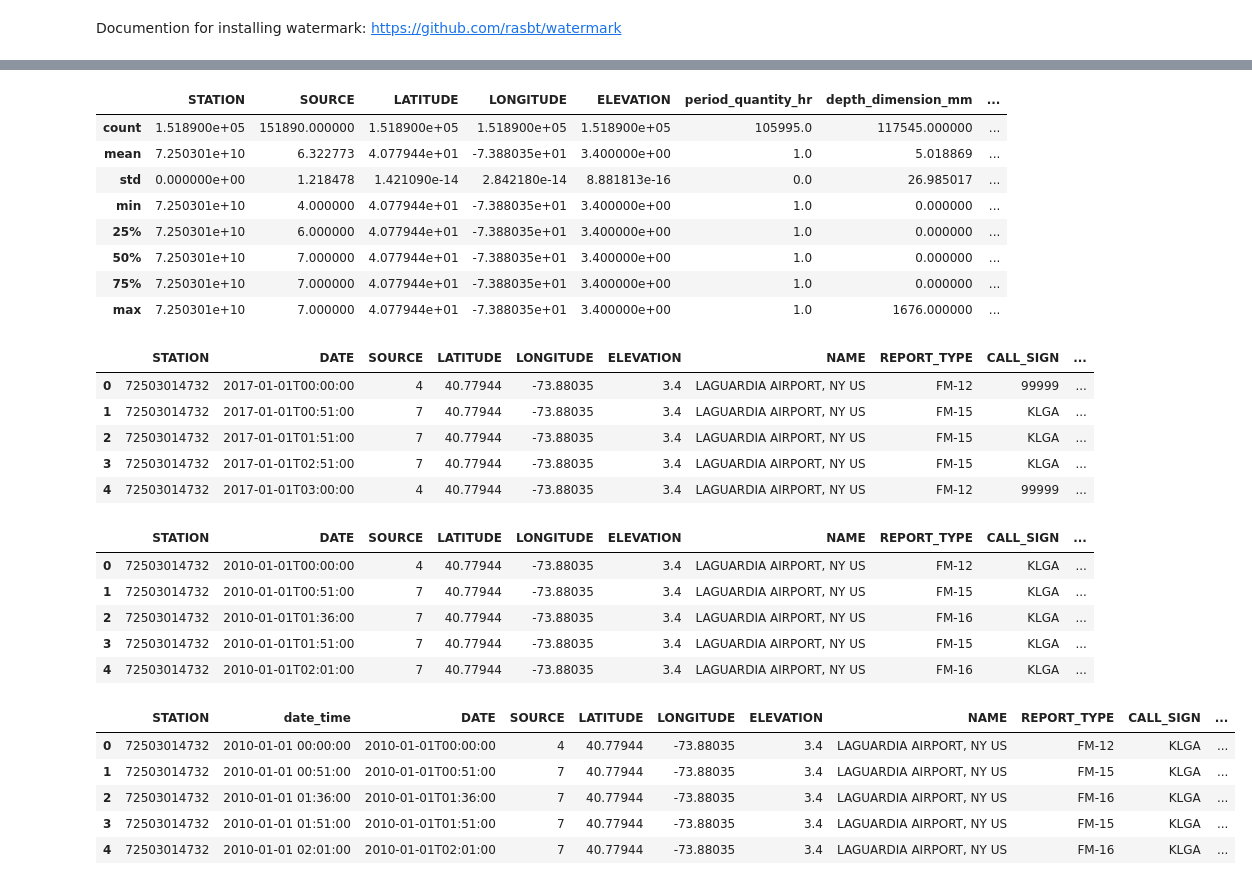
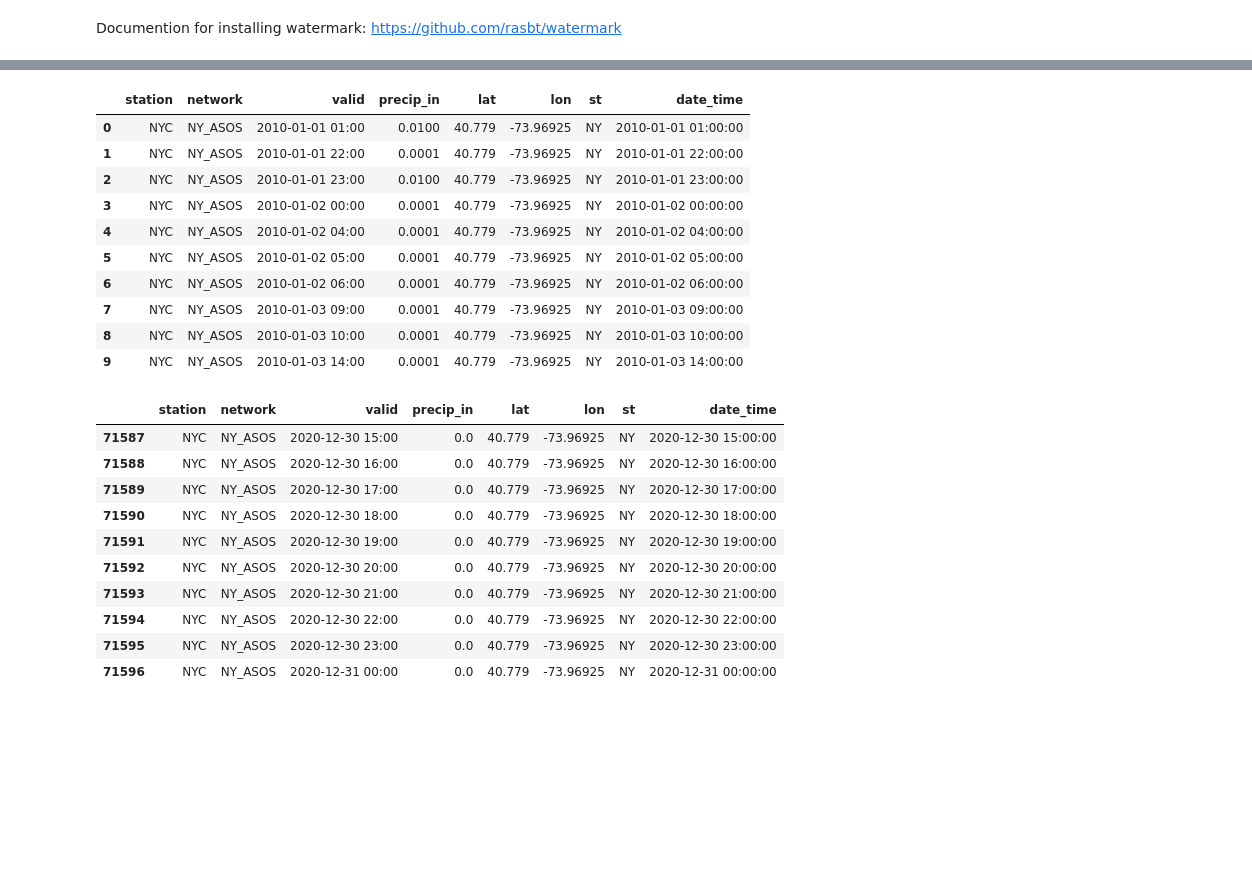
Before and after one commit to datalifenyc/nyc-street-flooding-analysis, a Jupyter notebook: analysis-book/noaa-precip-data.ipynb, the cells around one changed output, grey strips where cells are left out. Saved outputs shown, nothing was run; the diff lists cells and outputs as text; code cells hidden in the pictures; blank space fills up the shorter version.

```diff
--- a/analysis-book/noaa-precip-data.ipynb
+++ b/analysis-book/noaa-precip-data.ipynb
@@ -128,6 +87,0 @@ df.head()
-# %%
-cols = df.columns[-4:]
-for col in cols:
-    df[col] = pd.to_numeric(df[col], errors='coerce')
-
-df.info()
@@ -164,54 +117,32 @@ df.describe()
-# %%
-df.loc[df['period_quantity_hr'] > 1, ['period_quantity_hr']] = np.nan
-df.loc[df['depth_dimension_mm'] == 9999, ['depth_dimension_mm']] = np.nan
-
-df.describe()
-# %% [output]
-|  | STATION | SOURCE | LATITUDE | LONGITUDE | ELEVATION | period_quantity_hr | depth_dimension_mm | ... |
-| count | 1.518900e+05 | 151890.000000 | 1.518900e+05 | 1.518900e+05 | 1.518900e+05 | 105995.0 | 117545.000000 | ... |
-| mean | 7.250301e+10 | 6.322773 | 4.077944e+01 | -7.388035e+01 | 3.400000e+00 | 1.0 | 5.018869 | ... |
-| std | 0.000000e+00 | 1.218478 | 1.421090e-14 | 2.842180e-14 | 8.881813e-16 | 0.0 | 26.985017 | ... |
-| min | 7.250301e+10 | 4.000000 | 4.077944e+01 | -7.388035e+01 | 3.400000e+00 | 1.0 | 0.000000 | ... |
-| 25% | 7.250301e+10 | 6.000000 | 4.077944e+01 | -7.388035e+01 | 3.400000e+00 | 1.0 | 0.000000 | ... |
-| 50% | 7.250301e+10 | 7.000000 | 4.077944e+01 | -7.388035e+01 | 3.400000e+00 | 1.0 | 0.000000 | ... |
-| 75% | 7.250301e+10 | 7.000000 | 4.077944e+01 | -7.388035e+01 | 3.400000e+00 | 1.0 | 0.000000 | ... |
-| max | 7.250301e+10 | 7.000000 | 4.077944e+01 | -7.388035e+01 | 3.400000e+00 | 1.0 | 1676.000000 | ... |
-# %%
-df['depth_dimension_in'] = df['depth_dimension_mm'] / 25.4
-
-df.head()
-# %% [output]
-|  | STATION | DATE | SOURCE | LATITUDE | LONGITUDE | ELEVATION | NAME | REPORT_TYPE | CALL_SIGN | ... |
-| 0 | 72503014732 | 2017-01-01T00:00:00 | 4 | 40.77944 | -73.88035 | 3.4 | LAGUARDIA AIRPORT, NY US | FM-12 | 99999 | ... |
-| 1 | 72503014732 | 2017-01-01T00:51:00 | 7 | 40.77944 | -73.88035 | 3.4 | LAGUARDIA AIRPORT, NY US | FM-15 | KLGA | ... |
-| 2 | 72503014732 | 2017-01-01T01:51:00 | 7 | 40.77944 | -73.88035 | 3.4 | LAGUARDIA AIRPORT, NY US | FM-15 | KLGA | ... |
-| 3 | 72503014732 | 2017-01-01T02:51:00 | 7 | 40.77944 | -73.88035 | 3.4 | LAGUARDIA AIRPORT, NY US | FM-15 | KLGA | ... |
-| 4 | 72503014732 | 2017-01-01T03:00:00 | 4 | 40.77944 | -73.88035 | 3.4 | LAGUARDIA AIRPORT, NY US | FM-12 | 99999 | ... |
 # %%
-df['date_time'] = pd.to_datetime(df['DATE'], infer_datetime_format=True)
+# to date_time
+df['date_time'] = pd.to_datetime(df['valid'], infer_datetime_format=True)
 df = df.sort_values(by='date_time').reset_index(drop=True)
 
-df.head()
+df.head(10)
 # %% [output]
-|  | STATION | DATE | SOURCE | LATITUDE | LONGITUDE | ELEVATION | NAME | REPORT_TYPE | CALL_SIGN | ... |
-| 0 | 72503014732 | 2010-01-01T00:00:00 | 4 | 40.77944 | -73.88035 | 3.4 | LAGUARDIA AIRPORT, NY US | FM-12 | KLGA | ... |
-| 1 | 72503014732 | 2010-01-01T00:51:00 | 7 | 40.77944 | -73.88035 | 3.4 | LAGUARDIA AIRPORT, NY US | FM-15 | KLGA | ... |
-| 2 | 72503014732 | 2010-01-01T01:36:00 | 7 | 40.77944 | -73.88035 | 3.4 | LAGUARDIA AIRPORT, NY US | FM-16 | KLGA | ... |
-| 3 | 72503014732 | 2010-01-01T01:51:00 | 7 | 40.77944 | -73.88035 | 3.4 | LAGUARDIA AIRPORT, NY US | FM-15 | KLGA | ... |
-| 4 | 72503014732 | 2010-01-01T02:01:00 | 7 | 40.77944 | -73.88035 | 3.4 | LAGUARDIA AIRPORT, NY US | FM-16 | KLGA | ... |
+|  | station | network | valid | precip_in | lat | lon | st | date_time |
+| 0 | NYC | NY_ASOS | 2010-01-01 01:00 | 0.0100 | 40.779 | -73.96925 | NY | 2010-01-01 01:00:00 |
+| 1 | NYC | NY_ASOS | 2010-01-01 22:00 | 0.0001 | 40.779 | -73.96925 | NY | 2010-01-01 22:00:00 |
+| 2 | NYC | NY_ASOS | 2010-01-01 23:00 | 0.0100 | 40.779 | -73.96925 | NY | 2010-01-01 23:00:00 |
+| 3 | NYC | NY_ASOS | 2010-01-02 00:00 | 0.0001 | 40.779 | -73.96925 | NY | 2010-01-02 00:00:00 |
+| 4 | NYC | NY_ASOS | 2010-01-02 04:00 | 0.0001 | 40.779 | -73.96925 | NY | 2010-01-02 04:00:00 |
+| 5 | NYC | NY_ASOS | 2010-01-02 05:00 | 0.0001 | 40.779 | -73.96925 | NY | 2010-01-02 05:00:00 |
+| 6 | NYC | NY_ASOS | 2010-01-02 06:00 | 0.0001 | 40.779 | -73.96925 | NY | 2010-01-02 06:00:00 |
+| 7 | NYC | NY_ASOS | 2010-01-03 09:00 | 0.0001 | 40.779 | -73.96925 | NY | 2010-01-03 09:00:00 |
+| 8 | NYC | NY_ASOS | 2010-01-03 10:00 | 0.0001 | 40.779 | -73.96925 | NY | 2010-01-03 10:00:00 |
+| 9 | NYC | NY_ASOS | 2010-01-03 14:00 | 0.0001 | 40.779 | -73.96925 | NY | 2010-01-03 14:00:00 |
 # %%
-df = df[['STATION', 'date_time', 'DATE', 'SOURCE', 'LATITUDE', 'LONGITUDE', 'ELEVATION',
-         'NAME', 'REPORT_TYPE', 'CALL_SIGN', 'QUALITY_CONTROL',
-         'AA1',
-         'period_quantity_hr',
-         'depth_dimension_mm', 'depth_dimension_in',
-         'condition_code','quality_code']]
-
-df.head()
+df.tail(10)
 # %% [output]
-|  | STATION | date_time | DATE | SOURCE | LATITUDE | LONGITUDE | ELEVATION | NAME | REPORT_TYPE | CALL_SIGN | ... |
-| 0 | 72503014732 | 2010-01-01 00:00:00 | 2010-01-01T00:00:00 | 4 | 40.77944 | -73.88035 | 3.4 | LAGUARDIA AIRPORT, NY US | FM-12 | KLGA | ... |
-| 1 | 72503014732 | 2010-01-01 00:51:00 | 2010-01-01T00:51:00 | 7 | 40.77944 | -73.88035 | 3.4 | LAGUARDIA AIRPORT, NY US | FM-15 | KLGA | ... |
-| 2 | 72503014732 | 2010-01-01 01:36:00 | 2010-01-01T01:36:00 | 7 | 40.77944 | -73.88035 | 3.4 | LAGUARDIA AIRPORT, NY US | FM-16 | KLGA | ... |
-| 3 | 72503014732 | 2010-01-01 01:51:00 | 2010-01-01T01:51:00 | 7 | 40.77944 | -73.88035 | 3.4 | LAGUARDIA AIRPORT, NY US | FM-15 | KLGA | ... |
-| 4 | 72503014732 | 2010-01-01 02:01:00 | 2010-01-01T02:01:00 | 7 | 40.77944 | -73.88035 | 3.4 | LAGUARDIA AIRPORT, NY US | FM-16 | KLGA | ... |
+|  | station | network | valid | precip_in | lat | lon | st | date_time |
+| 71587 | NYC | NY_ASOS | 2020-12-30 15:00 | 0.0 | 40.779 | -73.96925 | NY | 2020-12-30 15:00:00 |
+| 71588 | NYC | NY_ASOS | 2020-12-30 16:00 | 0.0 | 40.779 | -73.96925 | NY | 2020-12-30 16:00:00 |
+| 71589 | NYC | NY_ASOS | 2020-12-30 17:00 | 0.0 | 40.779 | -73.96925 | NY | 2020-12-30 17:00:00 |
+| 71590 | NYC | NY_ASOS | 2020-12-30 18:00 | 0.0 | 40.779 | -73.96925 | NY | 2020-12-30 18:00:00 |
+| 71591 | NYC | NY_ASOS | 2020-12-30 19:00 | 0.0 | 40.779 | -73.96925 | NY | 2020-12-30 19:00:00 |
+| 71592 | NYC | NY_ASOS | 2020-12-30 20:00 | 0.0 | 40.779 | -73.96925 | NY | 2020-12-30 20:00:00 |
+| 71593 | NYC | NY_ASOS | 2020-12-30 21:00 | 0.0 | 40.779 | -73.96925 | NY | 2020-12-30 21:00:00 |
+| 71594 | NYC | NY_ASOS | 2020-12-30 22:00 | 0.0 | 40.779 | -73.96925 | NY | 2020-12-30 22:00:00 |
+| 71595 | NYC | NY_ASOS | 2020-12-30 23:00 | 0.0 | 40.779 | -73.96925 | NY | 2020-12-30 23:00:00 |
+| 71596 | NYC | NY_ASOS | 2020-12-31 00:00 | 0.0 | 40.779 | -73.96925 | NY | 2020-12-31 00:00:00 |
```
Also changed, not shown: parts of 35 cells of this notebook.
